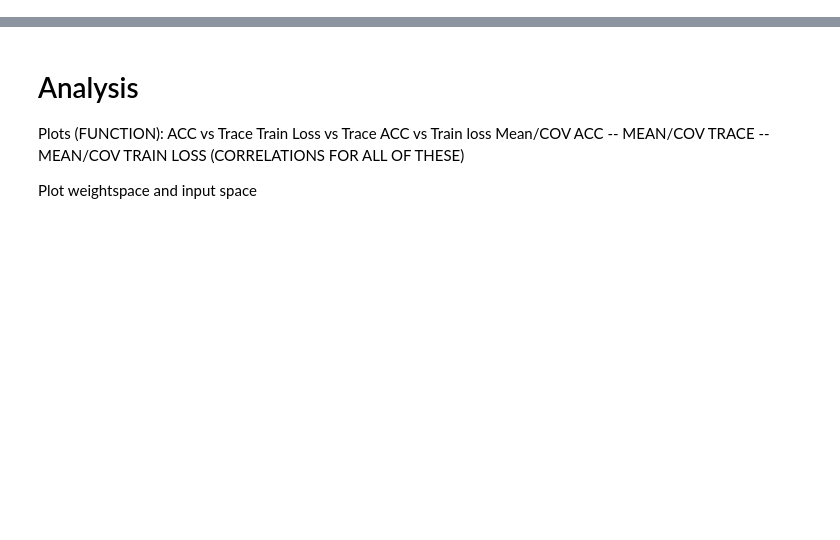
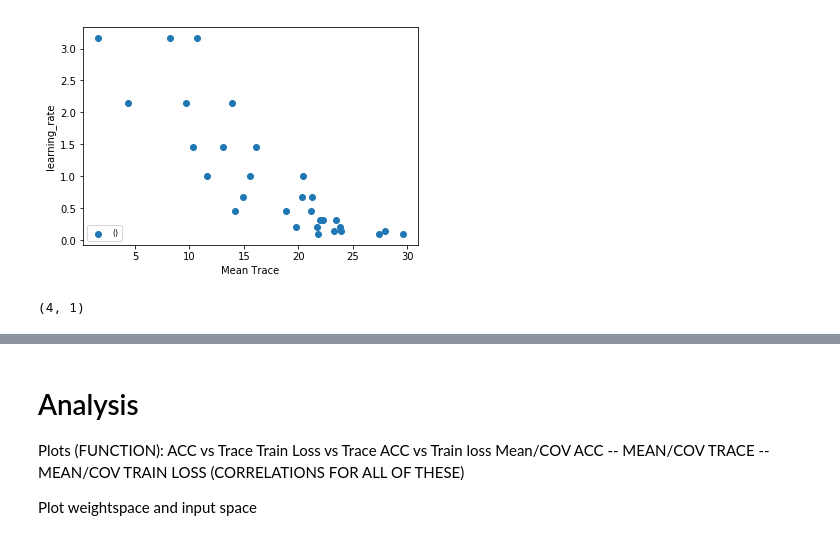
Before and after one commit to daniellengyel/flat_sharp, a Jupyter notebook: flat_sharp/Analysis.ipynb, the cells around one changed output, grey strips where cells are left out. Saved outputs shown, nothing was run; the diff lists cells and outputs as text; code cells hidden in the pictures; blank space fills up the shorter version.

```diff
--- a/flat_sharp/Analysis.ipynb
+++ b/flat_sharp/Analysis.ipynb
@@ -142,0 +186,4 @@ plot_end_stats(exp_dict, X_axis="learning_rate", Y_axis="Mean Trace", filter_dic
+# %%
+stats_df = get_end_stats(exp_dict["stuff"])
+# stats_df = stats_df[stats_df["Mean Train Loss"] < 0.25]
+stats_df.sort_values(by="Mean Test Acc", ascending=False)
@@ -142,0 +202,11 @@ plot_end_stats(exp_dict, X_axis="learning_rate", Y_axis="Mean Trace", filter_dic
+# %%
+
+
+plot_stats(stats_df,  "Mean Trace", "learning_rate", filter_by=[], seperate=True, )
+# %% [output]
+[figure, added]
+# %%
+b = {4: 1, 2: 3}
+sorted(b.items(), key=lambda item: item[-1])[0]
+# %% [output]
+(4, 1)
```
Also changed, not shown: parts of 28 cells of this notebook, 16 other files.
